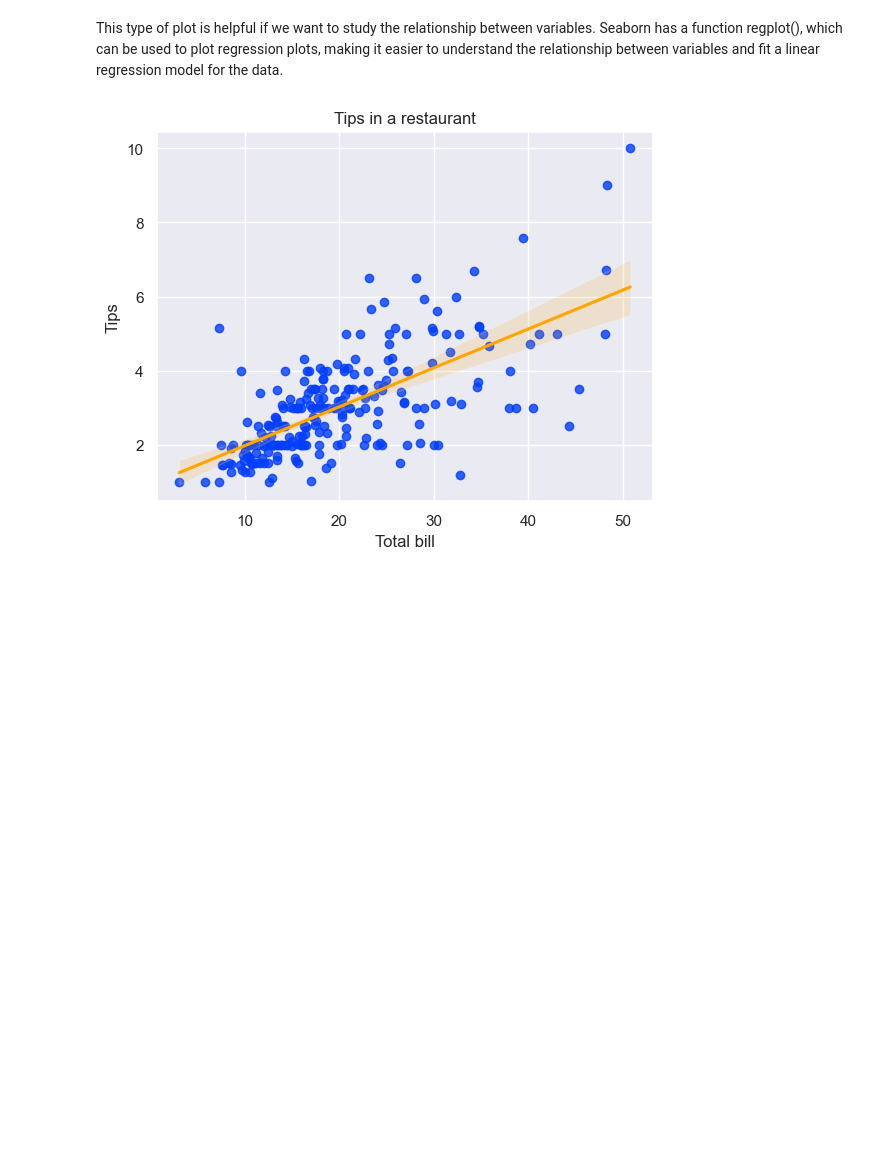
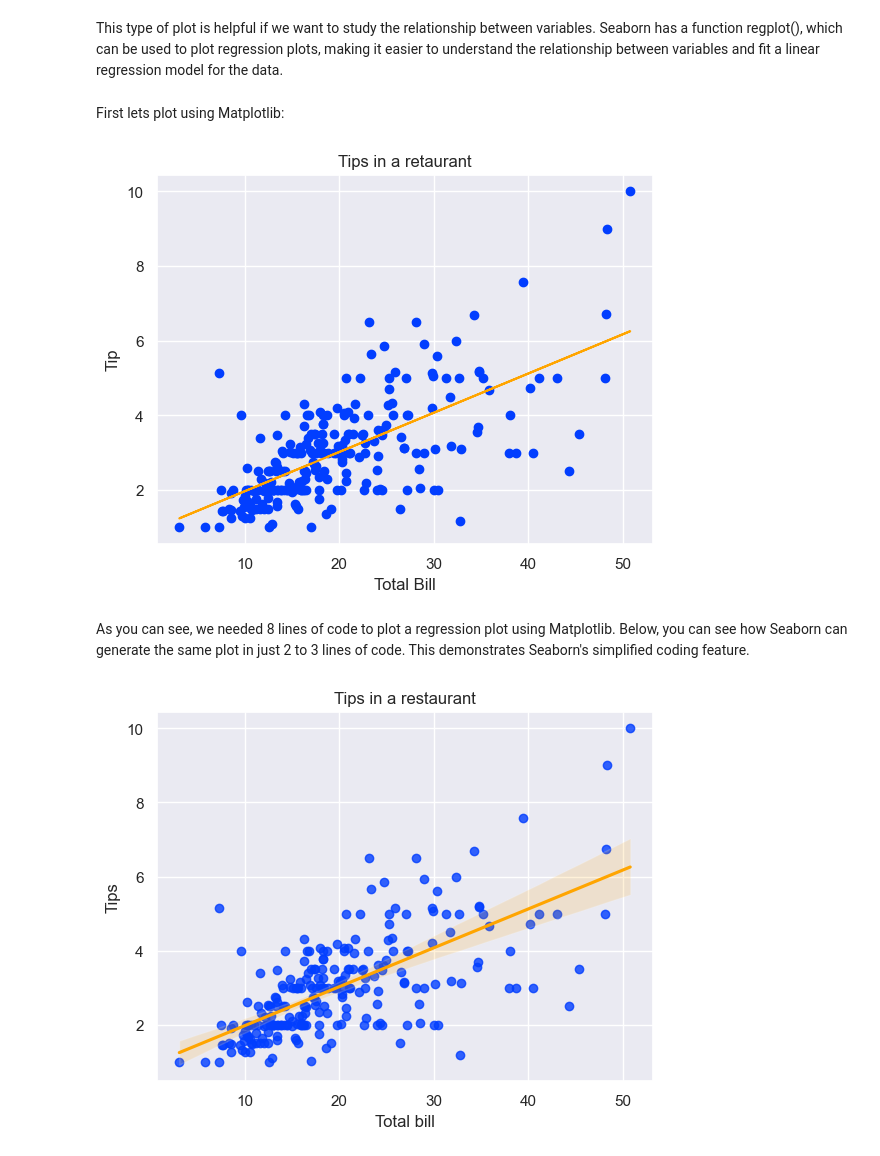
Before and after one commit to Vedant-VB07/PSDV_A4_J066, a Jupyter notebook: posts/Key Features and Explanation.ipynb, the cells around one changed output. Drawn from its saved outputs; the diff is of its cells as text; code cells hidden in the pictures; blank space fills up the shorter version.

```diff
--- a/posts/Key Features and Explanation.ipynb
+++ b/posts/Key Features and Explanation.ipynb
@@ -60,6 +73,29 @@ The above line plot shows trend of the number of passengers travelling over mont
 ### 📌 Regression Plot
 # %% [markdown]
 This type of plot is helpful if we want to study the relationship between variables. Seaborn has a function regplot(), which can be used to plot regression plots, making it easier to understand the relationship between variables and fit a linear regression model for the data.
+# %% [markdown]
+First lets plot using Matplotlib:
+# %%
+# Loading the built-in dataset
+tips = sns.load_dataset('tips')
+
+# Plotting the scatter plot
+plt.scatter(tips['total_bill'], tips['tip'])
+
+# Using numpy to get the slope and Y-intercept of the Regression line
+slope, y_intercept = np.polyfit(tips['total_bill'], tips['tip'], 1)
+
+# Plotting the regression line
+plt.plot(tips['total_bill'], slope * tips['total_bill'] + y_intercept, color='orange')
+
+plt.xlabel('Total Bill')
+plt.ylabel('Tip')
+plt.title('Tips in a retaurant')
+plt.show()
+# %% [output]
+[figure, added]
+# %% [markdown]
+As you can see, we needed 8 lines of code to plot a regression plot using Matplotlib. Below, you can see how Seaborn can generate the same plot in just 2 to 3 lines of code. This demonstrates Seaborn's simplified coding feature.
 # %%
 tips = sns.load_dataset("tips")
 sns.regplot(x='total_bill', y='tip', data=tips, line_kws={'color': 'orange'})  # Create a regression plot
```
Also changed, not shown: parts of 14 cells of this notebook.
